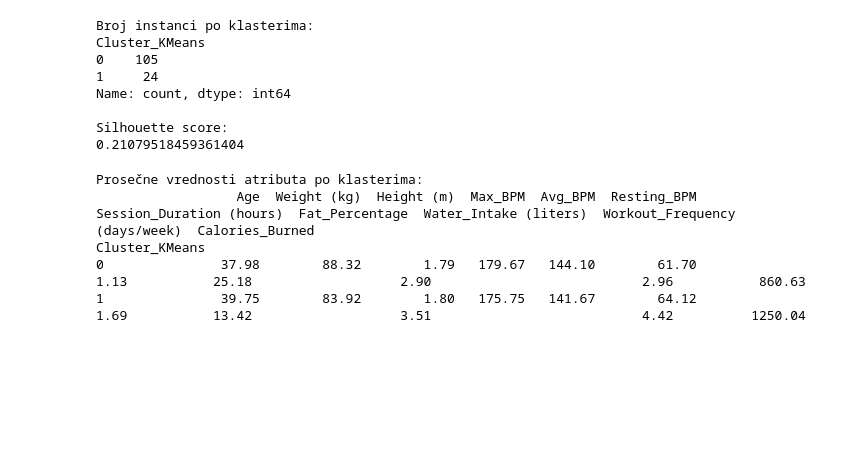
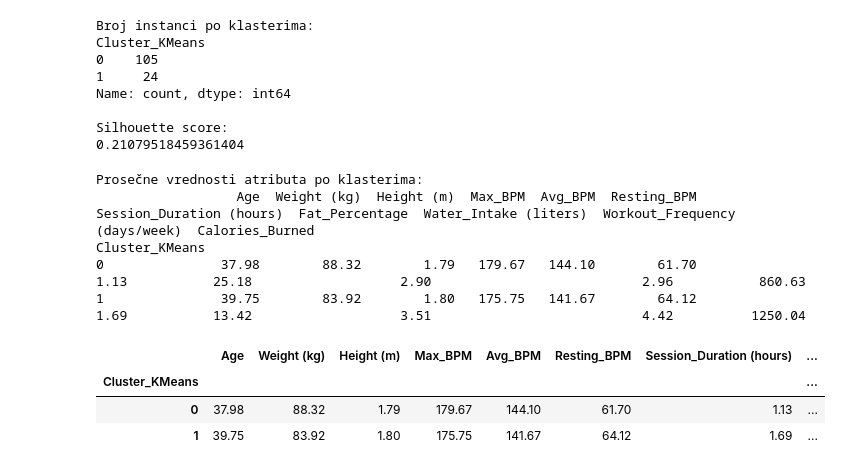
Before and after one commit to mar373/gym-clusteringV2, a Jupyter notebook: male_cardio.ipynb, the cells around one changed output. Saved outputs shown, nothing was run; the diff lists cells and outputs as text; code cells hidden in the pictures; blank space fills up the shorter version.

```diff
--- a/male_cardio.ipynb
+++ b/male_cardio.ipynb
@@ -409,3 +409,14 @@ Cluster_KMeans
 # %%
 #Klaster 0 ima 105 instanci opet nize trajanje treninga nizu ucestalost veci procenat masti i nizu potrosnju kalorija
 #Klaster 1 ima 24 instance,duze trajanje treninga vecu ucestalost znatno nizi procenat masti i vecu potrosnju kalorija za oko 400
+# %%
+display(
+    df_mc.groupby('Cluster_KMeans')[features + ['Calories_Burned']]
+    .mean()
+    .round(2)
+)
+# %% [output]
+|  | Age | Weight (kg) | Height (m) | Max_BPM | Avg_BPM | Resting_BPM | Session_Duration (hours) | ... |
+| Cluster_KMeans |  |  |  |  |  |  |  | ... |
+| 0 | 37.98 | 88.32 | 1.79 | 179.67 | 144.10 | 61.70 | 1.13 | ... |
+| 1 | 39.75 | 83.92 | 1.80 | 175.75 | 141.67 | 64.12 | 1.69 | ... |
```
Also changed, not shown: parts of 4 cells of this notebook, 3 other files.
